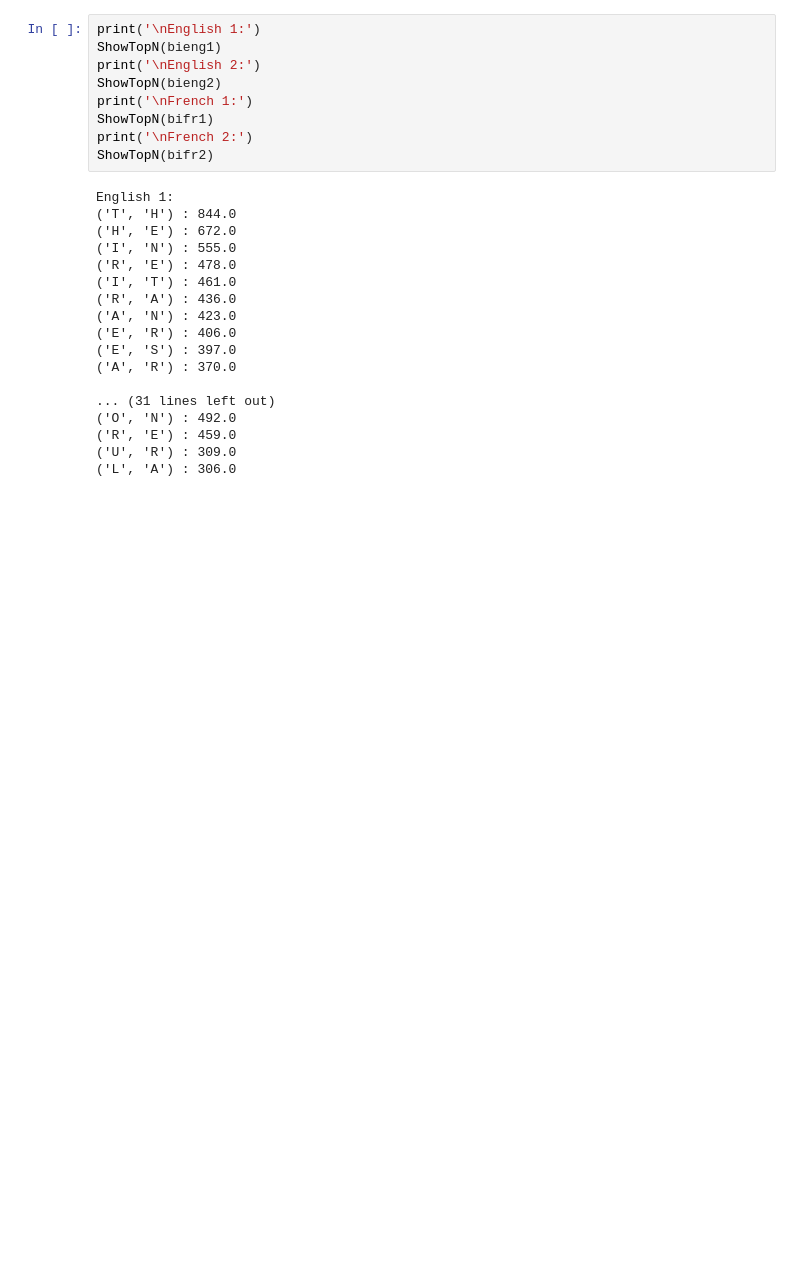
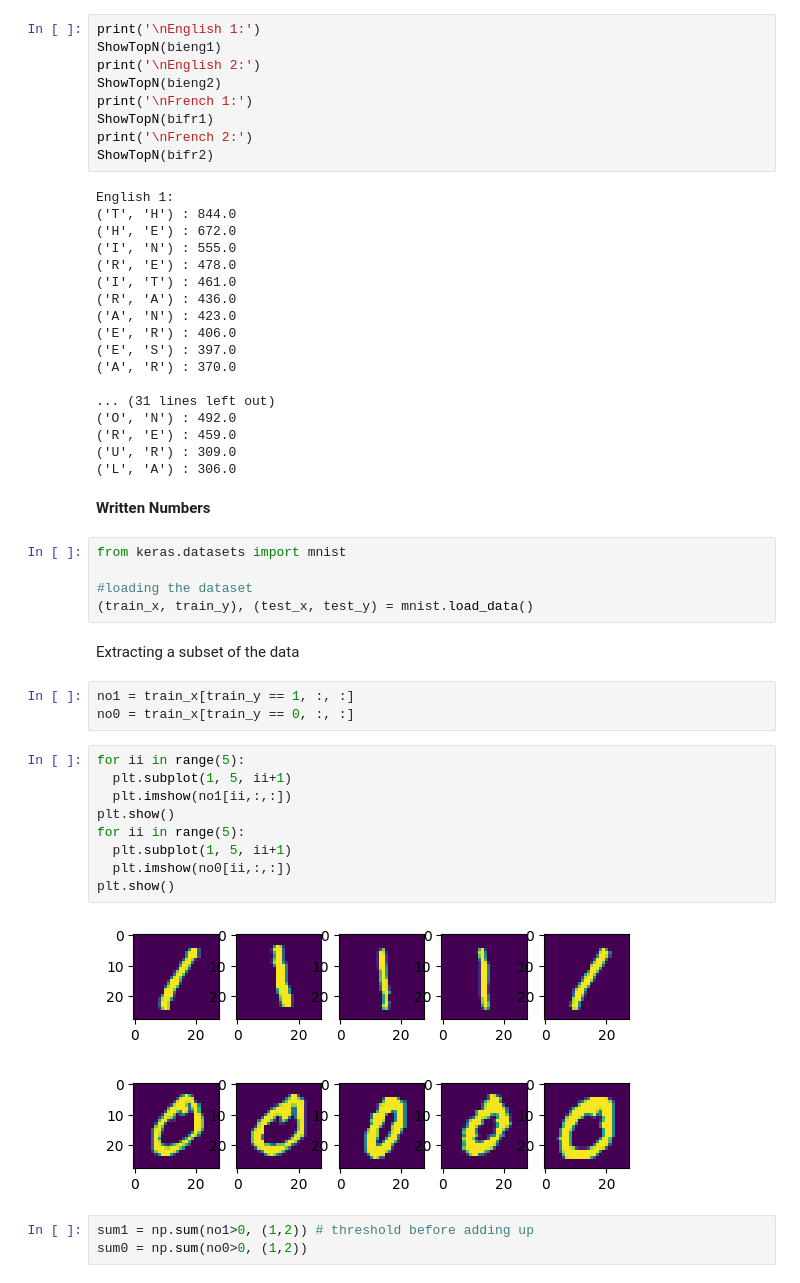
Before and after one commit to IconOfDreamers99/IIITH-AIML, a Jupyter notebook: My_notebook_of_Extracting_features_from_data_.ipynb, the cells around one changed output. Drawn from its saved outputs; the diff is of its cells as text; blank space fills up the shorter version.

```diff
--- a/My_notebook_of_Extracting_features_from_data_.ipynb
+++ b/My_notebook_of_Extracting_features_from_data_.ipynb
@@ -196,3 +196,30 @@ English 1:
 ('R', 'E') : 459.0
 ('U', 'R') : 309.0
 ('L', 'A') : 306.0
+# %% [markdown]
+**Written Numbers**
+# %%
+from keras.datasets import mnist
+
+#loading the dataset
+(train_x, train_y), (test_x, test_y) = mnist.load_data()
+# %% [markdown]
+Extracting a subset of the data
+# %%
+no1 = train_x[train_y == 1, :, :]
+no0 = train_x[train_y == 0, :, :]
+# %%
+for ii in range(5):
+  plt.subplot(1, 5, ii+1)
+  plt.imshow(no1[ii,:,:])
+plt.show()
+for ii in range(5):
+  plt.subplot(1, 5, ii+1)
+  plt.imshow(no0[ii,:,:])
+plt.show()
+# %% [output]
+[figure, added]
+[figure, added]
+# %%
+sum1 = np.sum(no1>0, (1,2)) # threshold before adding up
+sum0 = np.sum(no0>0, (1,2))
```
Also changed, not shown: parts of 13 cells of this notebook.
